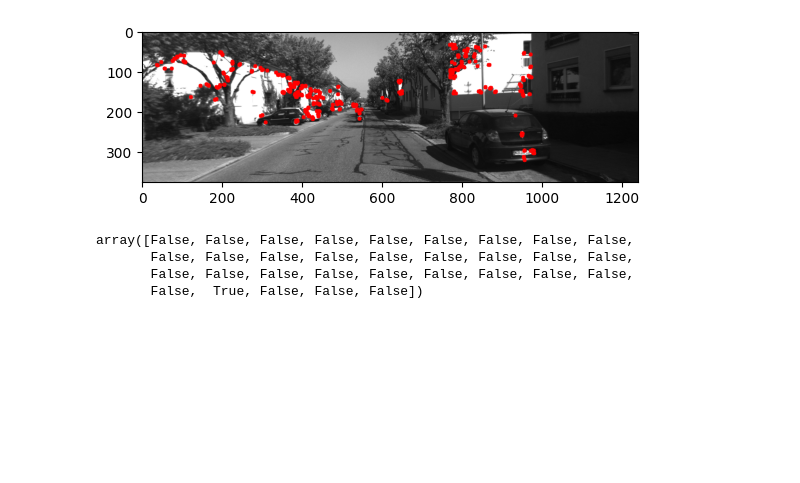
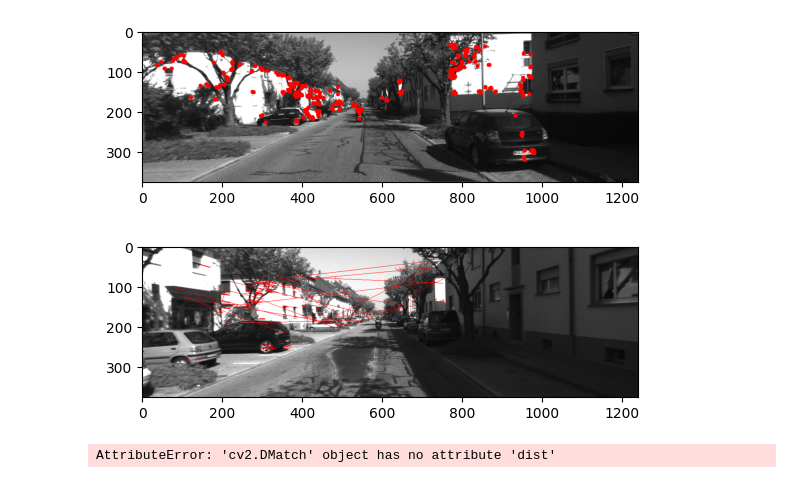
Before and after one commit to mrpossoms/visual-odometry, a Jupyter notebook: visual-odometry.ipynb, the cells around one changed output. Cells and saved outputs as stored; diff of their text form; code cells hidden in the pictures; blank space fills up the shorter version.

Commit message:
Displacement vectors

```diff
--- a/visual-odometry.ipynb
+++ b/visual-odometry.ipynb
@@ -23,6 +23,22 @@ def show_features(frame, features):
         cv2.circle(frame_rgb,(int(x),int(y)),5,255,-1)
 
     return frame_rgb
+
+def show_deltas(vo, max_distance=None):
+    frame_rgb = cv2.cvtColor(vo.frames[-1], cv2.COLOR_GRAY2RGB)
+
+    for match in vo.matches[-1]:
+        if max_distance is not None and match.dist > max_distance:
+            continue
+
+        p1 = vo.keypoints[-1][match.trainIdx].pt
+        p2 = vo.keypoints[-2][match.queryIdx].pt
+        cv2.line(frame_rgb,
+                 (int(p1[0]), int(p1[1])),
+                 (int(p2[0]), int(p2[1])),
+                 (255,0,0),1)
+
+    return frame_rgb
 # %%
 root = Path('sample')
 drive = '00'
@@ -41,12 +57,23 @@ plt.show()
 # %% [output]
 [figure]
 # %%
-cv2.drawMatches(
-    vo.frames[-2], vo.keypoints[-2],
-    vo.frames[-1], vo.keypoints[-1],
-    matches[:10],None,flags=cv2.DrawMatchesFlags_NOT_DRAW_SINGLE_POINTS)
+plt.imshow(show_deltas(vo))
+plt.show()
 # %% [output]
-array([False, False, False, False, False, False, False, False, False,
-       False, False, False, False, False, False, False, False, False,
-       False, False, False, False, False, False, False, False, False,
-       False,  True, False, False, False])
+[figure, added]
+# %%
+vo.reset()
+title = "displacement vectors"
+cv2.namedWindow(title)
+
+for frame in frames:
+    I = cv2.imread(str(seq_path / frame), cv2.IMREAD_UNCHANGED)
+    vo.append(I)
+
+    if len(vo.frames) >= 2:
+        cv2.imshow(title, show_deltas(vo, max_distance=20))
+        cv2.waitKey()
+
+cv2.destroyWindow(title)
+# %% [output]
+AttributeError: 'cv2.DMatch' object has no attribute 'dist'
```
Also changed, not shown: 1 other file.
